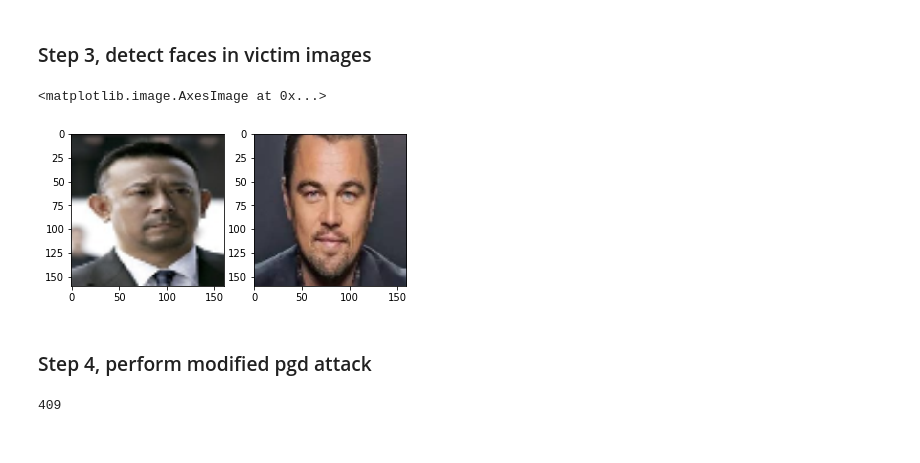
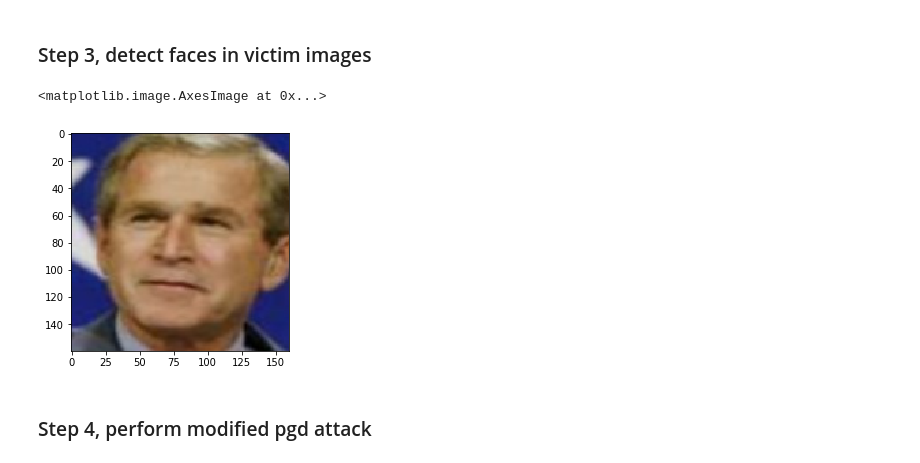
Before and after one commit to HaojieYuan/FaceAdvTransfer, a Jupyter notebook: FacenetEval.ipynb, the cells around one changed output. Drawn from its saved outputs; the diff is of its cells as text; code cells hidden in the pictures.

```diff
--- a/FacenetEval.ipynb
+++ b/FacenetEval.ipynb
@@ -55,15 +55,15 @@ for victim in victim_imgs:
 # %%
 %matplotlib inline
 import matplotlib
 import matplotlib.pyplot as plt
 
-plt.subplot(121)
+#plt.subplot(121)
 plt.imshow(cropped_victim_faces[0])
-plt.subplot(122)
-plt.imshow(cropped_victim_faces[1])
+#plt.subplot(122)
+#plt.imshow(cropped_victim_faces[1])
 # %% [output]
 <matplotlib.image.AxesImage at 0x...>
-[figure, old version]
+[figure, new version]
 # %% [markdown]
 ### Step 4, perform modified pgd attack
 # %%
@@ -75,7 +75,3 @@ adv_face = pgd_attack(model_in, model_infer_func, target_embeddings)
 adv_faces = infer_imgs(cropped_victim_faces, sess,
                        model_in, adv_face,
                        batch_size=16)
-# %%
-int(embeddings.shape.as_list()[-1]*0.8)
-# %% [output]
-409
```
Also changed, not shown: parts of 14 cells of this notebook, 5 other files.
